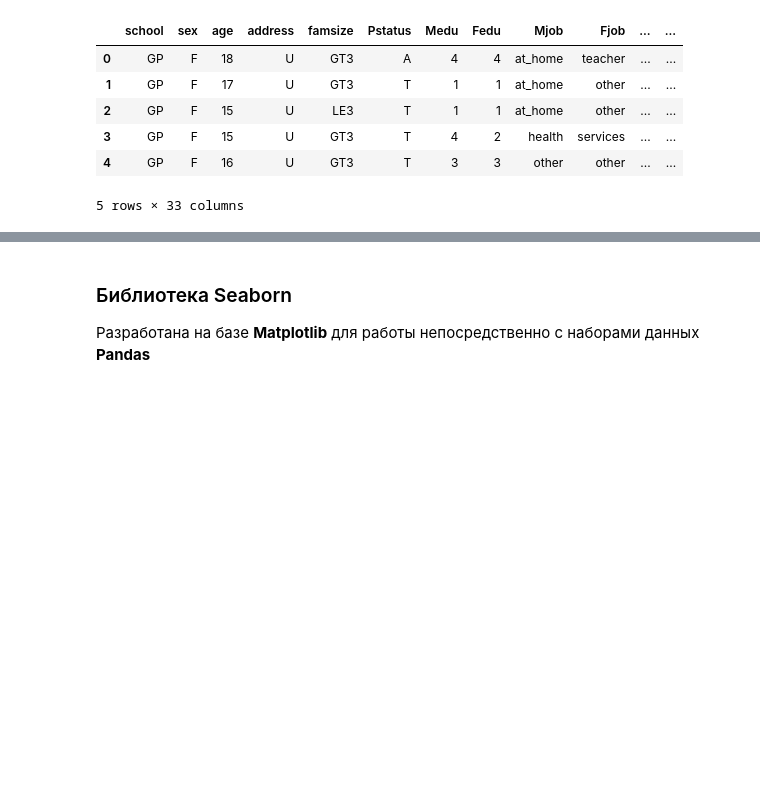
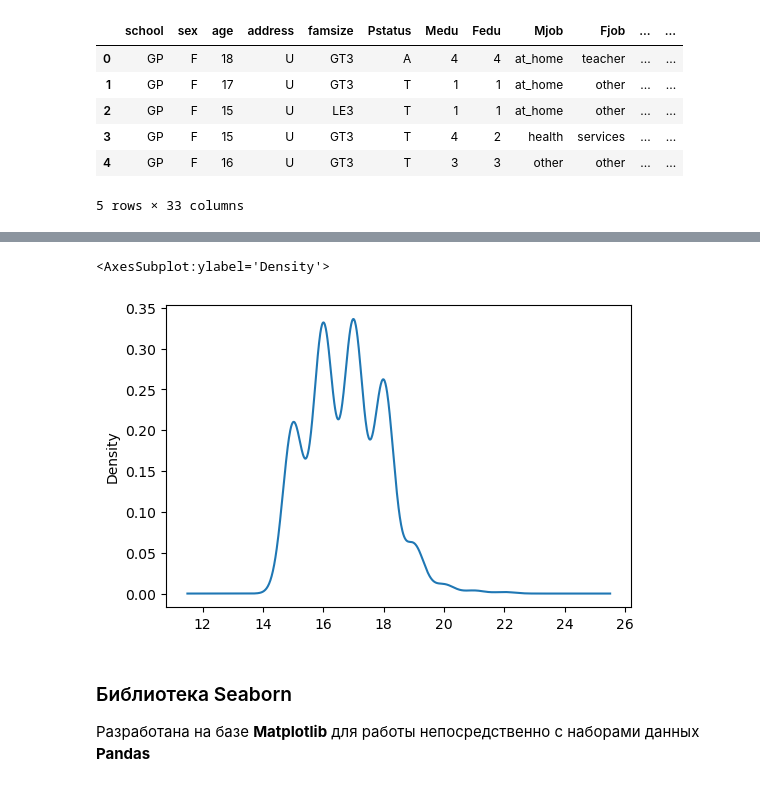
Before and after one commit to Letch49/ML_VVSU_2023, a Jupyter notebook: lec02/lec02.ipynb, the cells around one changed output, grey strips where cells are left out. Saved outputs shown, nothing was run; the diff lists cells and outputs as text; code cells hidden in the pictures; blank space fills up the shorter version.

```diff
--- a/lec02/lec02.ipynb
+++ b/lec02/lec02.ipynb
@@ -257,3 +284,8 @@ studPor.head()
+# %%
+studPor.age.plot(kind="density") #kind = "hist"
+# %% [output]
+<AxesSubplot:ylabel='Density'>
+[figure, added]
 # %% [markdown]
 ### Библиотека Seaborn
 
```
Also changed, not shown: parts of 11 cells of this notebook.
